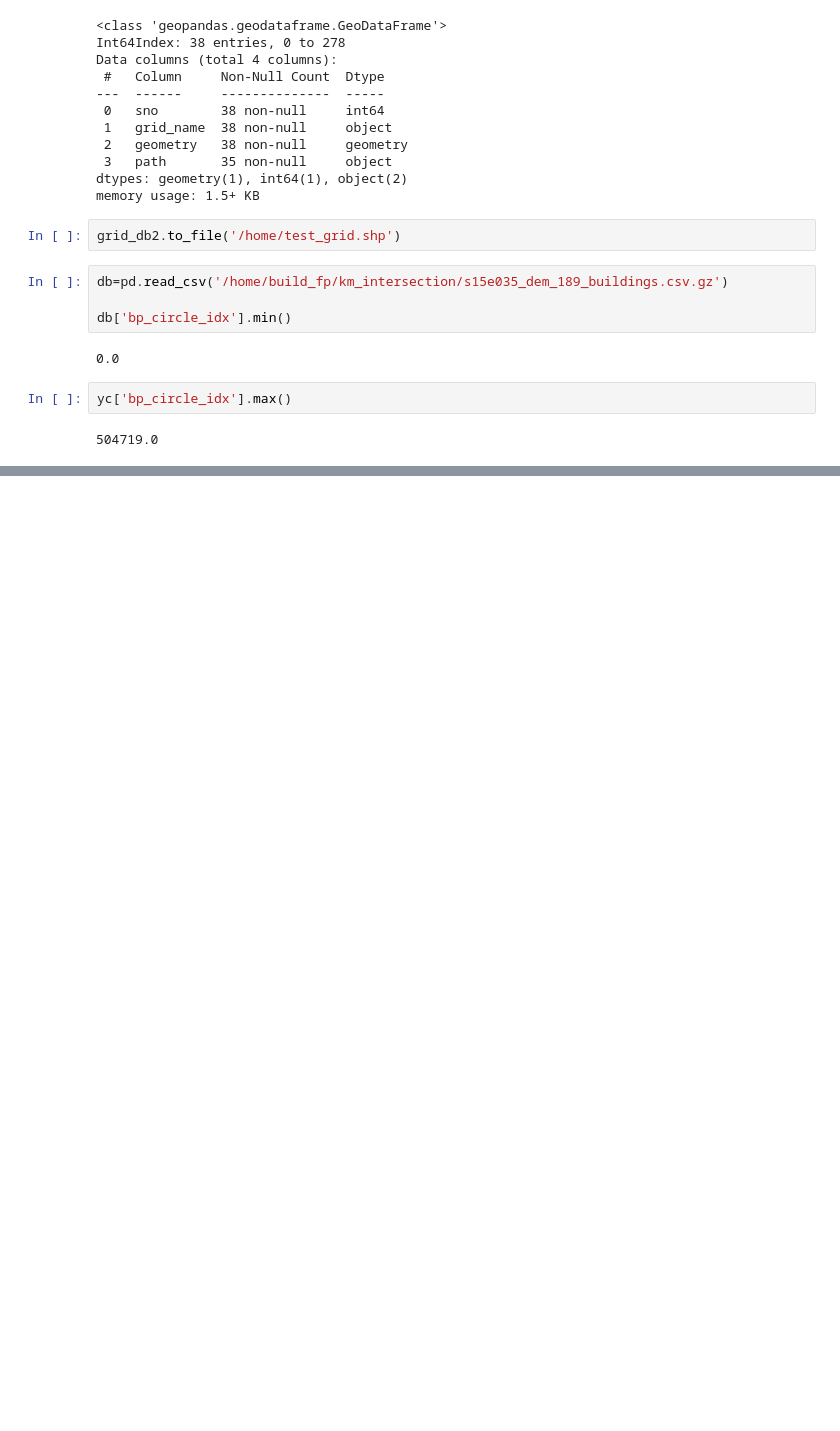
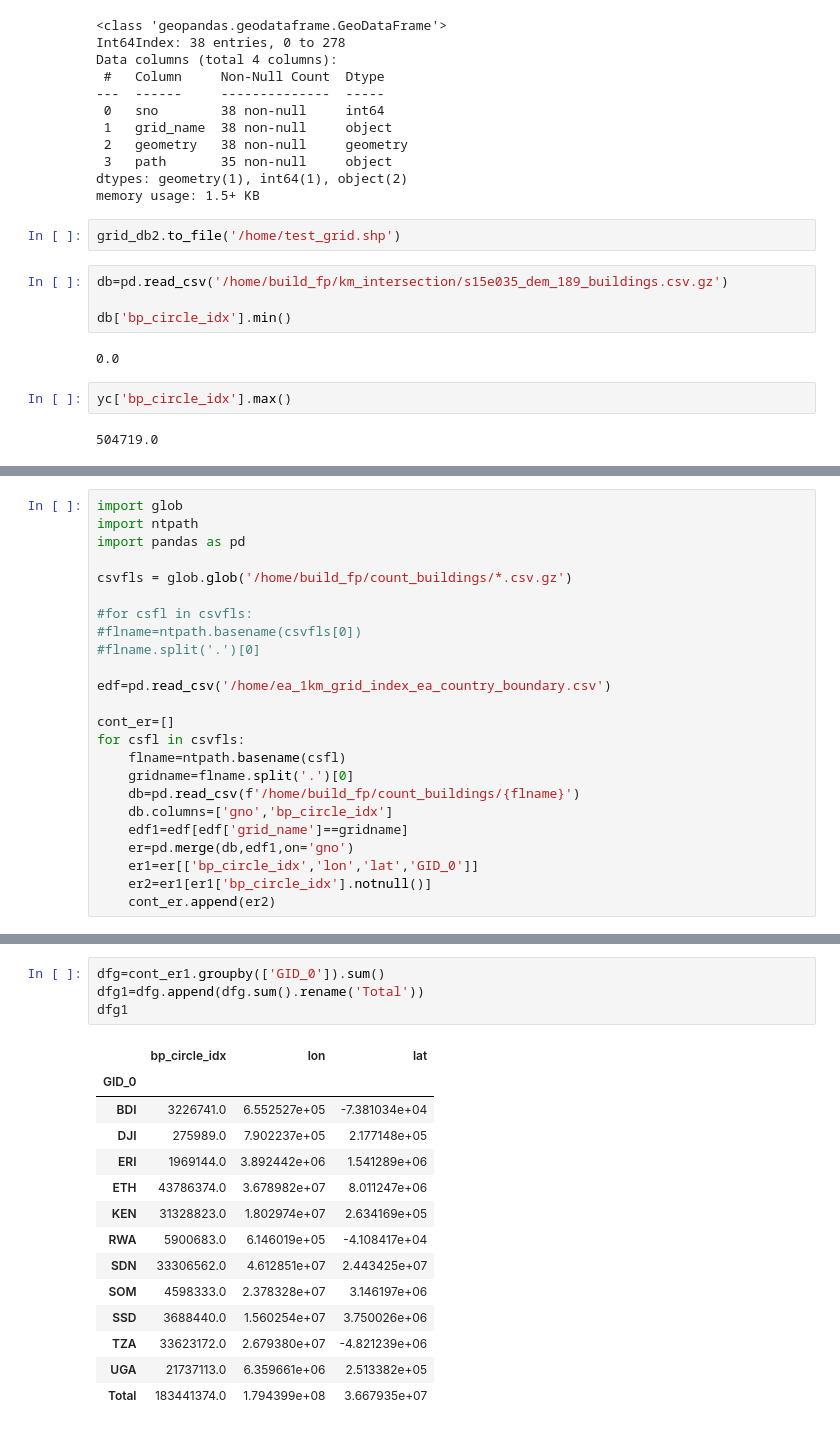
Before and after one commit to icpac-igad/ea-ibf-climada, a Jupyter notebook: exposure/building_footprint/building_footprint_summary.ipynb, the cells around one changed output, grey strips where cells are left out. Drawn from its saved outputs; the diff is of its cells as text; blank space fills up the shorter version.

```diff
--- a/exposure/building_footprint/building_footprint_summary.ipynb
+++ b/exposure/building_footprint/building_footprint_summary.ipynb
@@ -320,0 +323,24 @@ yc['bp_circle_idx'].max()
+# %%
+import glob
+import ntpath
+import pandas as pd
+
+csvfls = glob.glob('/home/build_fp/count_buildings/*.csv.gz')
+
+#for csfl in csvfls:
+#flname=ntpath.basename(csvfls[0])
+#flname.split('.')[0]
+
+edf=pd.read_csv('/home/ea_1km_grid_index_ea_country_boundary.csv')
+
+cont_er=[]
+for csfl in csvfls:
+    flname=ntpath.basename(csfl)
+    gridname=flname.split('.')[0]
+    db=pd.read_csv(f'/home/build_fp/count_buildings/{flname}')
+    db.columns=['gno','bp_circle_idx']
+    edf1=edf[edf['grid_name']==gridname]
+    er=pd.merge(db,edf1,on='gno')
+    er1=er[['bp_circle_idx','lon','lat','GID_0']]
+    er2=er1[er1['bp_circle_idx'].notnull()]
+    cont_er.append(er2)
@@ -320,0 +362,19 @@ yc['bp_circle_idx'].max()
+# %%
+dfg=cont_er1.groupby(['GID_0']).sum()
+dfg1=dfg.append(dfg.sum().rename('Total'))
+dfg1
+# %% [output]
+|  | bp_circle_idx | lon | lat |
+| GID_0 |  |  |  |
+| BDI | 3226741.0 | 6.552527e+05 | -7.381034e+04 |
+| DJI | 275989.0 | 7.902237e+05 | 2.177148e+05 |
+| ERI | 1969144.0 | 3.892442e+06 | 1.541289e+06 |
+| ETH | 43786374.0 | 3.678982e+07 | 8.011247e+06 |
+| KEN | 31328823.0 | 1.802974e+07 | 2.634169e+05 |
+| RWA | 5900683.0 | 6.146019e+05 | -4.108417e+04 |
+| SDN | 33306562.0 | 4.612851e+07 | 2.443425e+07 |
+| SOM | 4598333.0 | 2.378328e+07 | 3.146197e+06 |
+| SSD | 3688440.0 | 1.560254e+07 | 3.750026e+06 |
+| TZA | 33623172.0 | 2.679380e+07 | -4.821239e+06 |
+| UGA | 21737113.0 | 6.359661e+06 | 2.513382e+05 |
+| Total | 183441374.0 | 1.794399e+08 | 3.667935e+07 |
```
Also changed, not shown: parts of 7 cells of this notebook, 1 other file.
